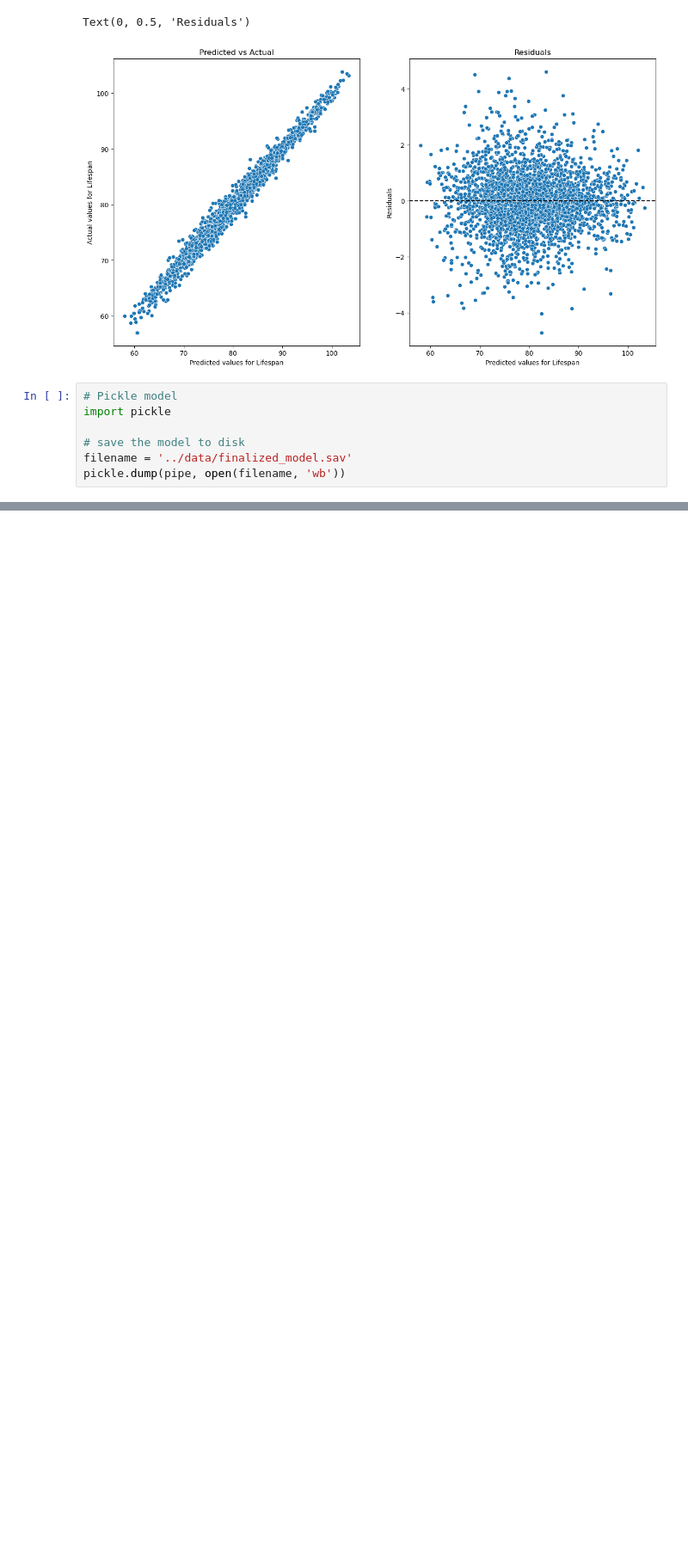
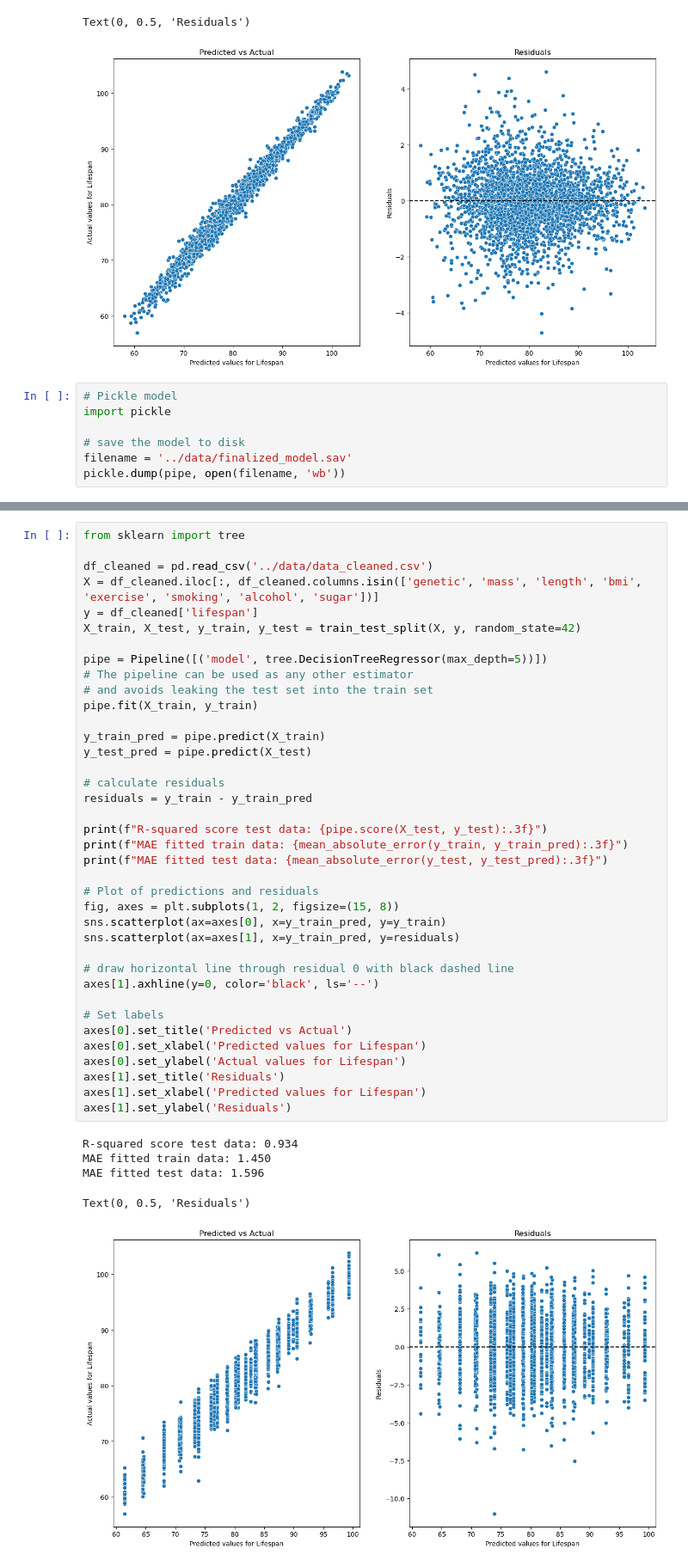
Before and after one commit to ElmerHR/MIWProject1, a Jupyter notebook: build/notebooks/regression.ipynb, the cells around one changed output, grey strips where cells are left out. Shown at 86% size. Saved outputs shown, nothing was run; the diff lists cells and outputs as text; blank space fills up the shorter version.

Commit message:
Regression: added decision tree and random forest

```diff
--- a/build/notebooks/regression.ipynb
+++ b/build/notebooks/regression.ipynb
@@ -250,0 +262,44 @@ pickle.dump(pipe, open(filename, 'wb'))
+# %%
+from sklearn import tree
+
+df_cleaned = pd.read_csv('../data/data_cleaned.csv')
+X = df_cleaned.iloc[:, df_cleaned.columns.isin(['genetic', 'mass', 'length', 'bmi', 'exercise', 'smoking', 'alcohol', 'sugar'])]
+y = df_cleaned['lifespan']
+X_train, X_test, y_train, y_test = train_test_split(X, y, random_state=42)
+
+pipe = Pipeline([('model', tree.DecisionTreeRegressor(max_depth=5))])
+# The pipeline can be used as any other estimator
+# and avoids leaking the test set into the train set
+pipe.fit(X_train, y_train)
+
+y_train_pred = pipe.predict(X_train)
+y_test_pred = pipe.predict(X_test)
+
+# calculate residuals
+residuals = y_train - y_train_pred
+
+print(f"R-squared score test data: {pipe.score(X_test, y_test):.3f}")
+print(f"MAE fitted train data: {mean_absolute_error(y_train, y_train_pred):.3f}")
+print(f"MAE fitted test data: {mean_absolute_error(y_test, y_test_pred):.3f}")
+
+# Plot of predictions and residuals
+fig, axes = plt.subplots(1, 2, figsize=(15, 8))
+sns.scatterplot(ax=axes[0], x=y_train_pred, y=y_train)
+sns.scatterplot(ax=axes[1], x=y_train_pred, y=residuals)
+
+# draw horizontal line through residual 0 with black dashed line
+axes[1].axhline(y=0, color='black', ls='--')
+
+# Set labels
+axes[0].set_title('Predicted vs Actual')
+axes[0].set_xlabel('Predicted values for Lifespan')
+axes[0].set_ylabel('Actual values for Lifespan')
+axes[1].set_title('Residuals')
+axes[1].set_xlabel('Predicted values for Lifespan')
+axes[1].set_ylabel('Residuals')
+# %% [output]
+R-squared score test data: 0.934
+MAE fitted train data: 1.450
+MAE fitted test data: 1.596
+Text(0, 0.5, 'Residuals')
+[figure, added]
```
Also changed, not shown: parts of 6 cells of this notebook, 1 other file.
